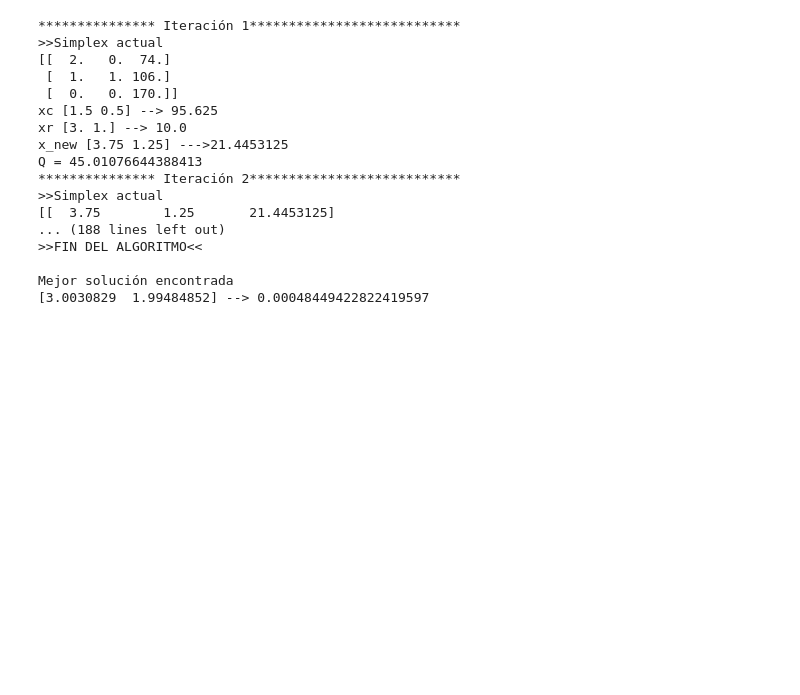
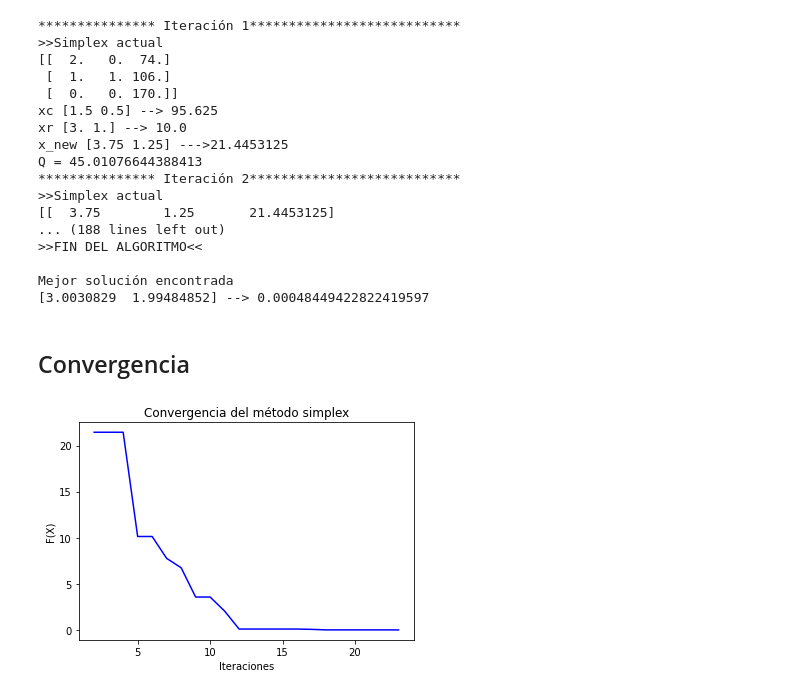
Before and after one commit to sdominguez/Optimizacion, a Jupyter notebook: Python/Simplex.ipynb, the cells around one changed output. Drawn from its saved outputs; the diff is of its cells as text; code cells hidden in the pictures; blank space fills up the shorter version.

```diff
--- a/Python/Simplex.ipynb
+++ b/Python/Simplex.ipynb
@@ -21,7 +22,8 @@ N = 2
 ## Algoritmo
 # %%
 #Punto inicial (0,0)
-
+histMejor=[]
+histQ=[]
 #Simplex inicial la tercera columna es almacena el valor de la función objetivo
 X = np.array([[0.0,0.0,-1.0],[2.0,0.0,-1.0],[1.0,1.0,-1.0]])
 
@@ -50,7 +52,6 @@ while Q >= eps:
     xl = X[0][0:N]   # obtengo el mejor
     xg = X[N-1][0:N] # obtengo el segundo peor
     xh = X[N][0:N]   # obtengo el peor
-
 
     #Calcula centroide
     xc = (xl+xg)/N
@@ -94,6 +95,9 @@ while Q >= eps:
     #ordena el simplex actual de acuerdo al valor de la función objetivo
     X = X[X[:, N].argsort()]
 
+    histMejor.append([k,X[0][N]])
+    histQ.append([k,Q])
+
 #FIN DEL ALGORITMO
 print("***************************************************************")
 print("\n>>FIN DEL ALGORITMO<<")
@@ -116,3 +120,14 @@ Q = 45.01076644388413
 
 Mejor solución encontrada
 [3.0030829  1.99484852] --> 0.00048449422822419597
+# %% [markdown]
+## Convergencia
+# %%
+arr = np.array(histMejor)
+plt.plot(arr[:,0],arr[:,1], c="blue")
+plt.title("Convergencia del método simplex")
+plt.xlabel("Iteraciones")
+plt.ylabel("F(X)")
+plt.show()
+# %% [output]
+[figure, added]
```
Also changed, not shown: parts of 2 cells of this notebook.
